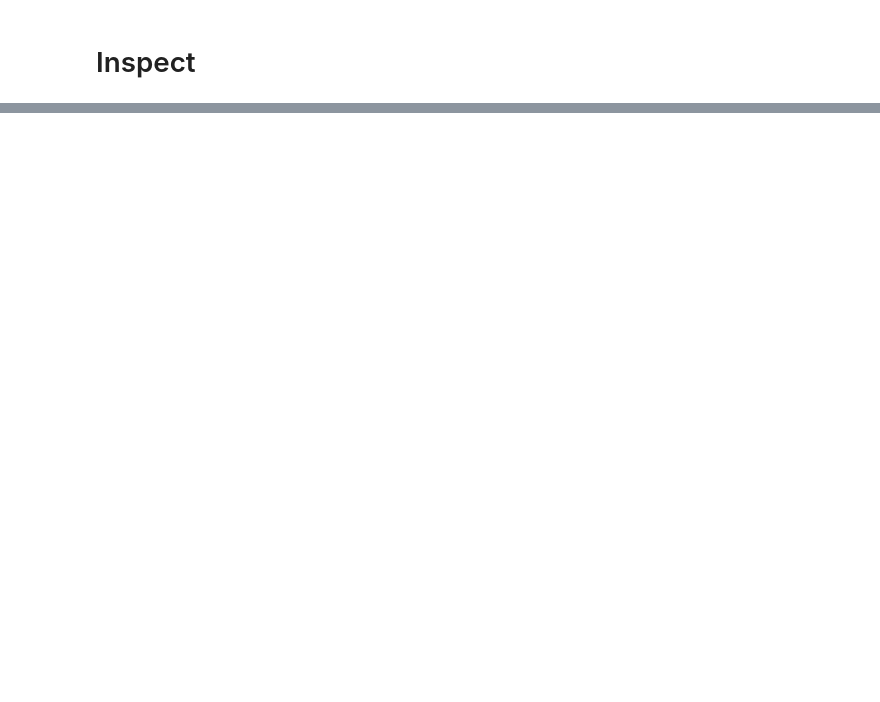
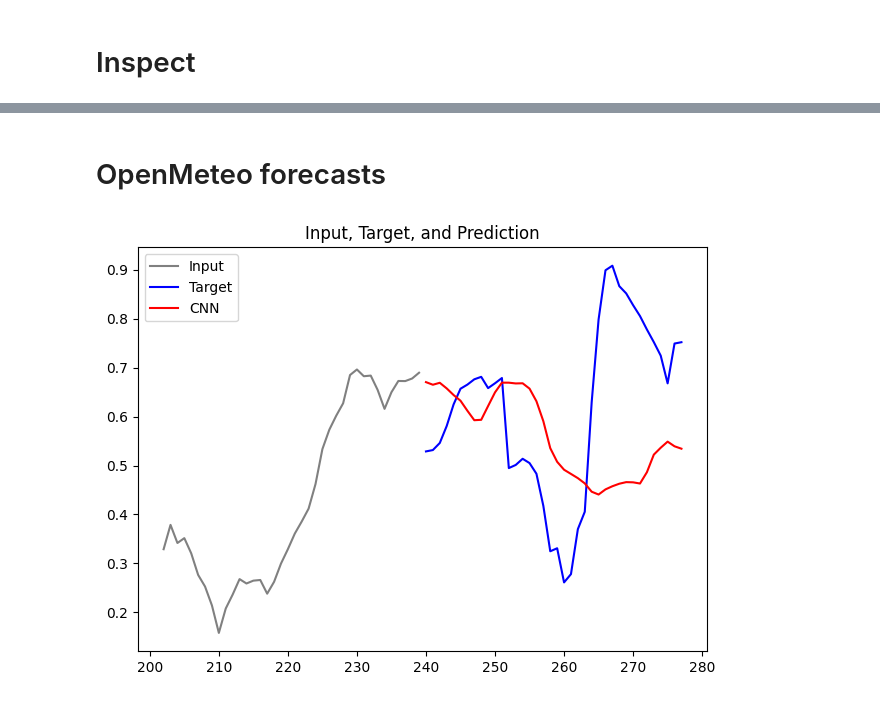
Before and after one commit to Divanvdb/Forecasting_Tools, a Jupyter notebook: 6_Compare.ipynb, the cells around one changed output, grey strips where cells are left out. Saved outputs shown, nothing was run; the diff lists cells and outputs as text; code cells hidden in the pictures; blank space fills up the shorter version.

```diff
--- a/6_Compare.ipynb
+++ b/6_Compare.ipynb
@@ -219,0 +221,40 @@ plot_models(models, model_names, colors, dm.f_test, dm.t_test, height=10, width=
+# %% [markdown]
+# OpenMeteo forecasts
+# %%
+seed = 10
+
+X = dm.f_valid[seed]
+y = dm.t_valid[seed]
+
+models = [rfr_model, xgb_model, knn_model, ridge_model, model_dnn, model_lstm, model_gru, model_cnn]
+model_names = ['Random Forest', 'XGBoost', 'KNN', 'Ridge', 'DNN', 'LSTM', 'GRU', 'CNN']
+colors = ['orange', 'green', 'pink', 'purple', 'blue', 'black', 'brown', 'red']
+
+plt.plot(np.arange(window_size - step, window_size), X[window_size - step: window_size], label='Input', c='gray')
+plt.plot(np.arange(window_size, window_size+step), y, label='Target', c='blue')
+
+mse_prev = 100
+best_pred = None
+
+for model in models:
+    try:
+        pred = model.predict(X.reshape(1, -1), verbose=0).squeeze()
+    except:
+        pred = model.predict(X.reshape(1, -1)).squeeze()
+    mse = mean_squared_error(y, pred)
+    if mse < mse_prev:
+        best_pred = pred
+        mse_prev = mse
+
+
+plt.plot(np.arange(window_size, window_size+step), best_pred, label=model_names[models.index(model)], c=colors[models.index(model)])
+
+plt.legend()
+
+
+plt.title('Input, Target, and Prediction')
+
+plt.tight_layout()
+plt.show()
+# %% [output]
+[figure, added]
```
Also changed, not shown: parts of 6 cells of this notebook, 12 other files.
